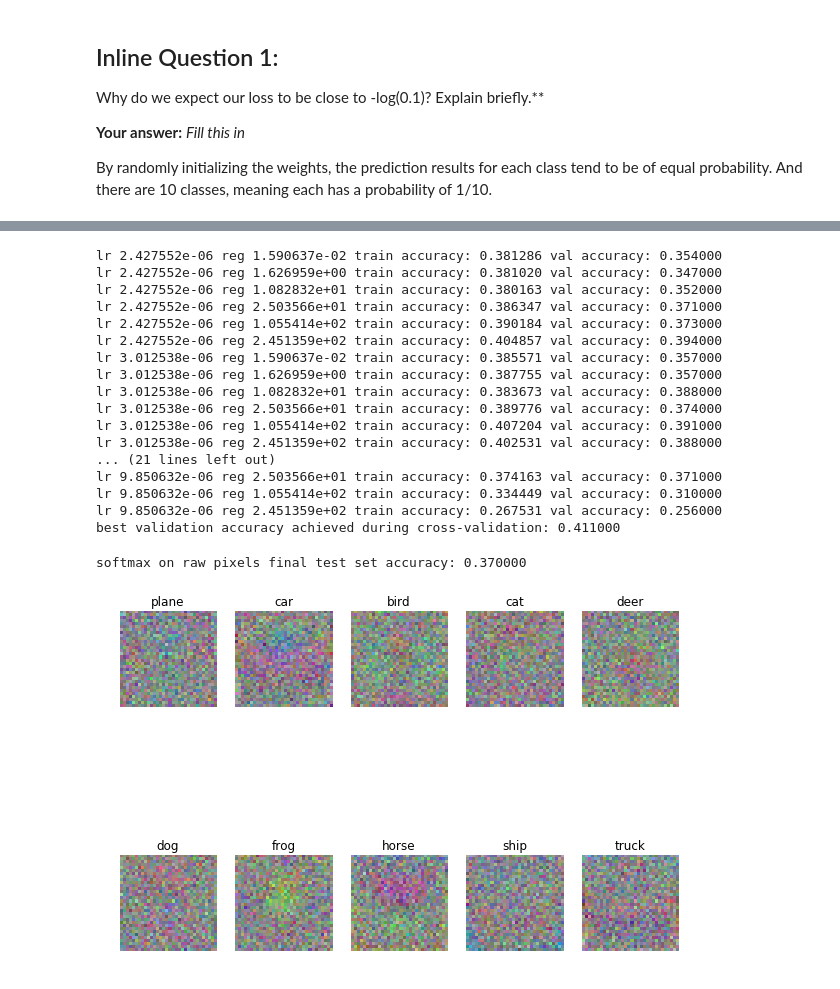
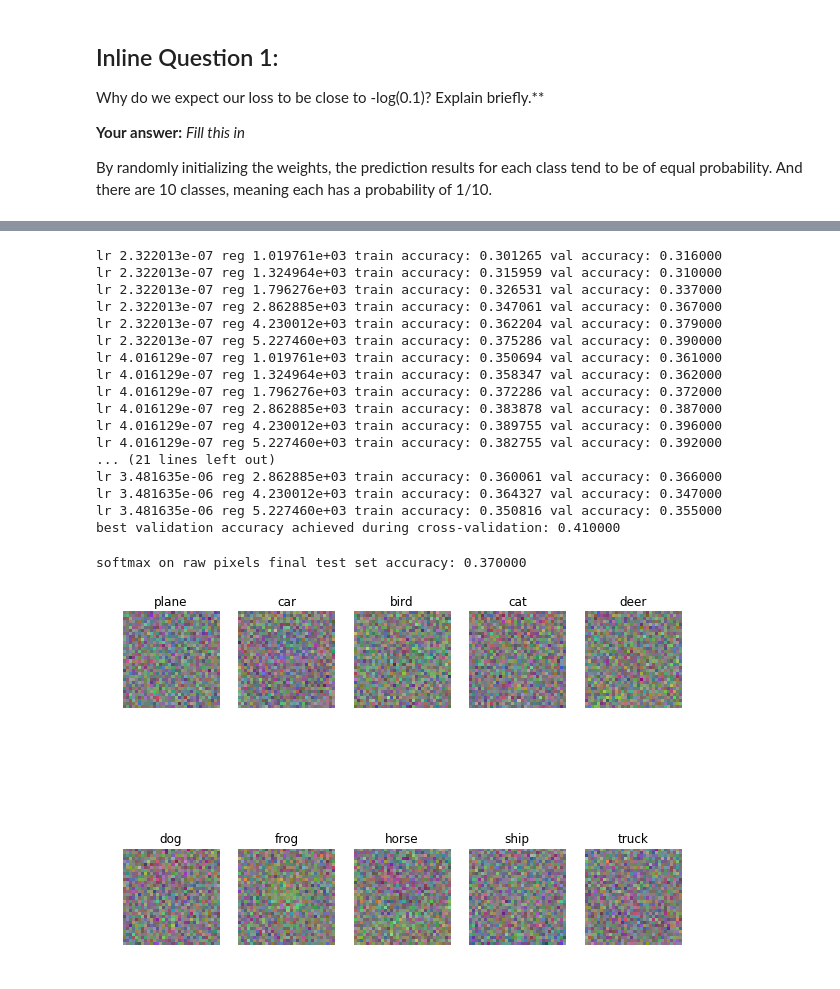
Before and after one commit to Alexoner/skynet, a Jupyter notebook: notebooks/softmax.ipynb, the cells around one changed output, grey strips where cells are left out. Drawn from its saved outputs; the diff is of its cells as text; code cells hidden in the pictures.

Commit message:
softmax weight visualization

```diff
--- a/notebooks/softmax.ipynb
+++ b/notebooks/softmax.ipynb
@@ -194,13 +194,18 @@ best_softmax = None
 # Grid search
 # learning_rates = [1e-7, 3e-7, 5e-7, 7e-7, 1e-6, 3e-6]
 # regularization_strengths = [1e-5, 5e-5, 1e-4, 3e-4, 5e-4, 1e-3]
-learning_rates = np.logspace(-6, -5, 5) # -10, -9, -8, -7, -6, -5, -4
-regularization_strengths = np.logspace(-3, 3, 5) # [-4, -3, -2, -1, 1, 2, 3, 4, 5, 6]
+# learning_rates = np.logspace(-7, -6, 5)
+# regularization_strengths = np.logspace(3, 4, 5)
 
 # Random search
-learning_rates = sorted(10**np.random.uniform(-6, -5, 6))
-regularization_strengths = sorted(10**np.random.uniform(-3, 3, 6))
+learning_rates = sorted(10**np.random.uniform(-7, -5, 6))
+regularization_strengths = sorted(10**np.random.uniform(3, 4, 6))
+# regularization_strengths = sorted(10**np.random.uniform(4, 4.2, 6))
 
+# best hyperparameters found for classification performance with
+# accuracy: 0.407020, 0.404000, 0.394000
+# learning_rates = [9.740577e-07]
+# regularization_strengths = [1.469906e+03]
 
 ################################################################################
 # TODO:                                                                        #
@@ -230,23 +235,23 @@ pass
 ################################################################################
 print('best validation accuracy achieved during cross-validation: %f' % best_val)
 # %% [output]
-lr 2.427552e-06 reg 1.590637e-02 train accuracy: 0.381286 val accuracy: 0.354000
-lr 2.427552e-06 reg 1.626959e+00 train accuracy: 0.381020 val accuracy: 0.347000
-lr 2.427552e-06 reg 1.082832e+01 train accuracy: 0.380163 val accuracy: 0.352000
-lr 2.427552e-06 reg 2.503566e+01 train accuracy: 0.386347 val accuracy: 0.371000
-lr 2.427552e-06 reg 1.055414e+02 train accuracy: 0.390184 val accuracy: 0.373000
-lr 2.427552e-06 reg 2.451359e+02 train accuracy: 0.404857 val accuracy: 0.394000
-lr 3.012538e-06 reg 1.590637e-02 train accuracy: 0.385571 val accuracy: 0.357000
-lr 3.012538e-06 reg 1.626959e+00 train accuracy: 0.387755 val accuracy: 0.357000
-lr 3.012538e-06 reg 1.082832e+01 train accuracy: 0.383673 val accuracy: 0.388000
-lr 3.012538e-06 reg 2.503566e+01 train accuracy: 0.389776 val accuracy: 0.374000
-lr 3.012538e-06 reg 1.055414e+02 train accuracy: 0.407204 val accuracy: 0.391000
-lr 3.012538e-06 reg 2.451359e+02 train accuracy: 0.402531 val accuracy: 0.388000
+lr 2.322013e-07 reg 1.019761e+03 train accuracy: 0.301265 val accuracy: 0.316000
+lr 2.322013e-07 reg 1.324964e+03 train accuracy: 0.315959 val accuracy: 0.310000
+lr 2.322013e-07 reg 1.796276e+03 train accuracy: 0.326531 val accuracy: 0.337000
+lr 2.322013e-07 reg 2.862885e+03 train accuracy: 0.347061 val accuracy: 0.367000
+lr 2.322013e-07 reg 4.230012e+03 train accuracy: 0.362204 val accuracy: 0.379000
+lr 2.322013e-07 reg 5.227460e+03 train accuracy: 0.375286 val accuracy: 0.390000
+lr 4.016129e-07 reg 1.019761e+03 train accuracy: 0.350694 val accuracy: 0.361000
+lr 4.016129e-07 reg 1.324964e+03 train accuracy: 0.358347 val accuracy: 0.362000
+lr 4.016129e-07 reg 1.796276e+03 train accuracy: 0.372286 val accuracy: 0.372000
+lr 4.016129e-07 reg 2.862885e+03 train accuracy: 0.383878 val accuracy: 0.387000
+lr 4.016129e-07 reg 4.230012e+03 train accuracy: 0.389755 val accuracy: 0.396000
+lr 4.016129e-07 reg 5.227460e+03 train accuracy: 0.382755 val accuracy: 0.392000
 ... (21 lines left out)
-lr 9.850632e-06 reg 2.503566e+01 train accuracy: 0.374163 val accuracy: 0.371000
-lr 9.850632e-06 reg 1.055414e+02 train accuracy: 0.334449 val accuracy: 0.310000
-lr 9.850632e-06 reg 2.451359e+02 train accuracy: 0.267531 val accuracy: 0.256000
-best validation accuracy achieved during cross-validation: 0.411000
+lr 3.481635e-06 reg 2.862885e+03 train accuracy: 0.360061 val accuracy: 0.366000
+lr 3.481635e-06 reg 4.230012e+03 train accuracy: 0.364327 val accuracy: 0.347000
+lr 3.481635e-06 reg 5.227460e+03 train accuracy: 0.350816 val accuracy: 0.355000
+best validation accuracy achieved during cross-validation: 0.410000
 # %%
 # evaluate on test set
 # Evaluate the best softmax on test set
@@ -256,20 +261,27 @@ print('softmax on raw pixels final test set accuracy: %f' % (test_accuracy, ))
 # %% [output]
 softmax on raw pixels final test set accuracy: 0.370000
 # %%
-# Visualize the learned weights for each class
-w = best_softmax.W[:-1,:] # strip out the bias
-w = w.reshape(32, 32, 3, 10)
+def visualize_weights(weights):
+    """
+    Visualize the learned weights for each class
+    """
+#     w = weights[:-1,:] # strip out the bias
+    w = weights
+    w = w.reshape(32, 32, 3, 10)
 
-w_min, w_max = np.min(w), np.max(w)
+    w_min, w_max = np.min(w), np.max(w)
 
-classes = ['plane', 'car', 'bird', 'cat', 'deer', 'dog', 'frog', 'horse', 'ship', 'truck']
-for i in range(10):
-  plt.subplot(2, 5, i + 1)
+    classes = ['plane', 'car', 'bird', 'cat', 'deer', 'dog', 'frog', 'horse', 'ship', 'truck']
+    for i in range(10):
+      plt.subplot(2, 5, i + 1)
 
-  # Rescale the weights to be between 0 and 255
-  wimg = 255.0 * (w[:, :, :, i].squeeze() - w_min) / (w_max - w_min)
-  plt.imshow(wimg.astype('uint8'))
-  plt.axis('off')
-  plt.title(classes[i])
+      # Rescale the weights to be between 0 and 255
+      wimg = 255.0 * (w[:, :, :, i].squeeze() - w_min) / (w_max - w_min)
+      plt.imshow(wimg.astype('uint8'))
+      plt.axis('off')
+      plt.title(classes[i])
-# %% [output]
-[figure, removed]
+# %%
+# Visualize the learned weights for each class
+visualize_weights(best_softmax.W[:-1,:])
+# %% [output]
+[figure, added]
```
Also changed, not shown: parts of 5 cells of this notebook, 1 other file.
